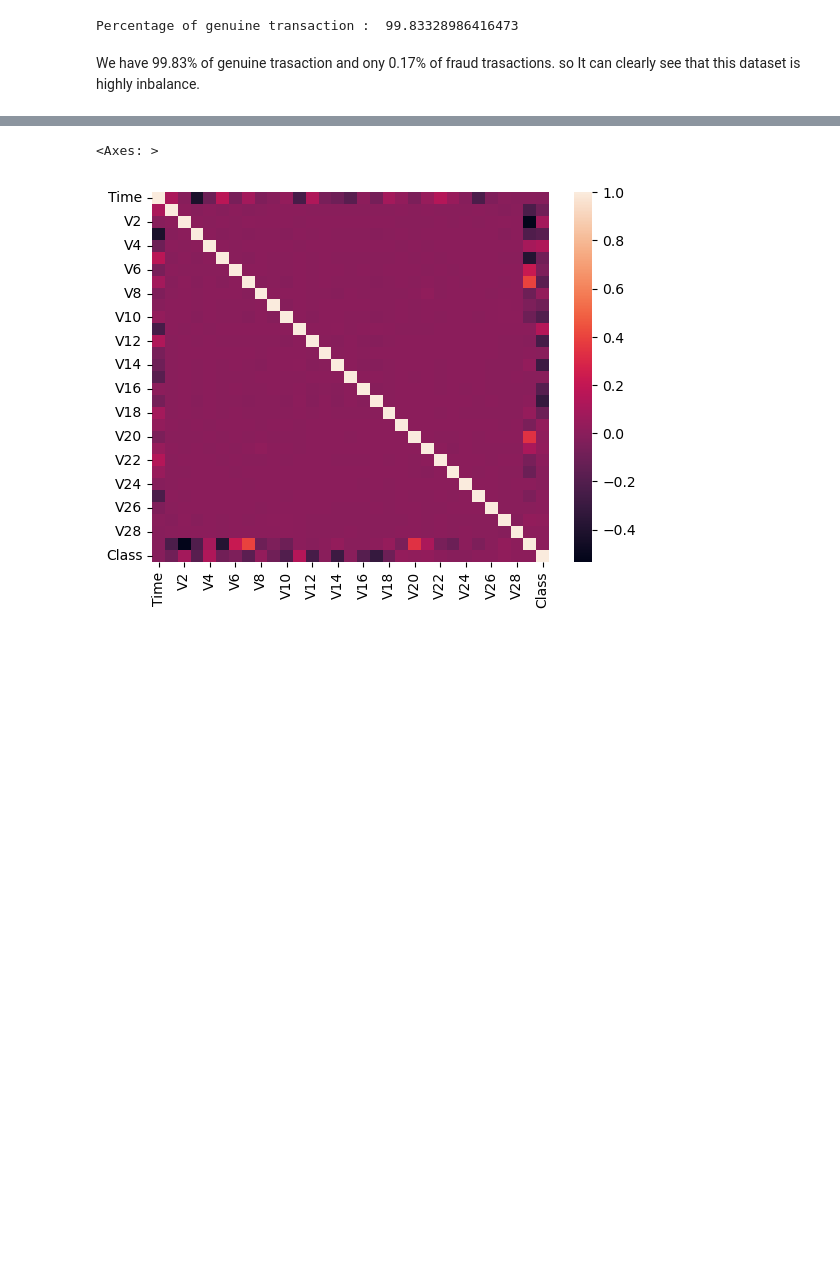
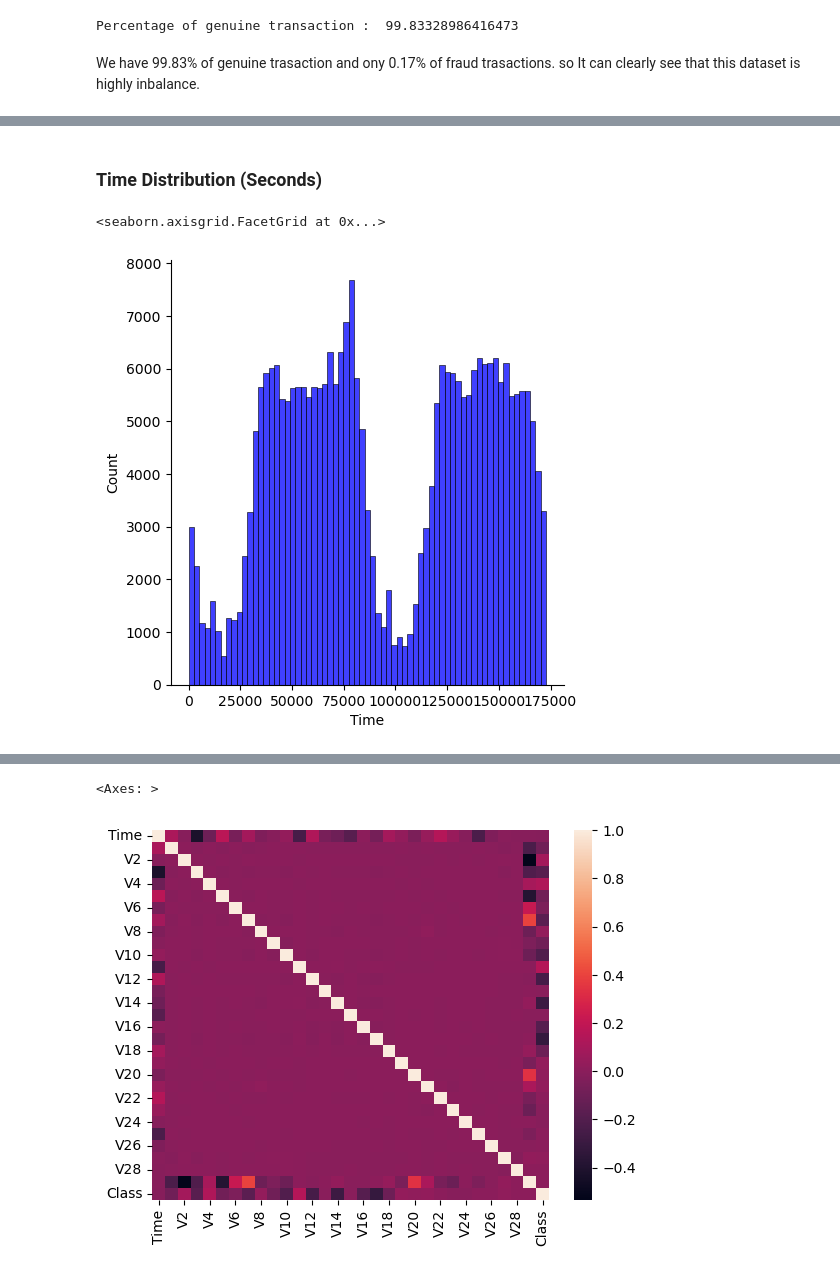
Before and after one commit to s17465ravindu/Dynamic-fraud-detection-in-streaming-financial-data, a Jupyter notebook: Src/EDA.ipynb, the cells around one changed output, grey strips where cells are left out. Drawn from its saved outputs; the diff is of its cells as text; code cells hidden in the pictures; blank space fills up the shorter version.

```diff
--- a/Src/EDA.ipynb
+++ b/Src/EDA.ipynb
@@ -124,0 +155,7 @@ We have 99.83% of genuine trasaction and ony 0.17% of fraud trasactions. so It c
+# %% [markdown]
+### Time Distribution (Seconds)
+# %%
+sns.displot(df['Time'],color='blue')
+# %% [output]
+<seaborn.axisgrid.FacetGrid at 0x...>
+[figure, added]
```
Also changed, not shown: parts of 6 cells of this notebook.
